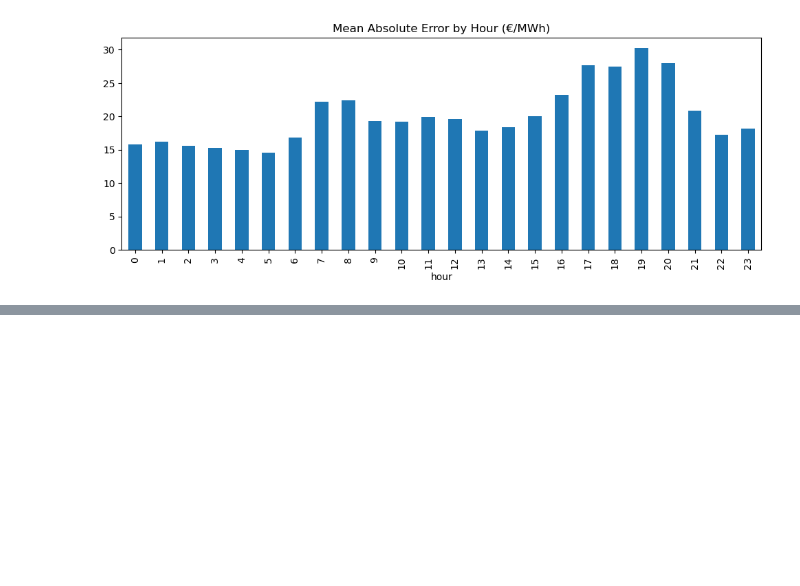
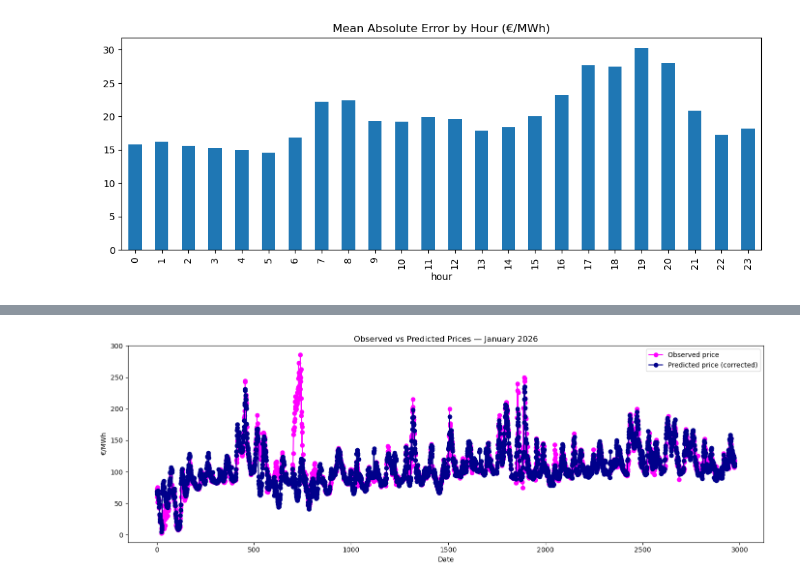
Before and after one commit to nickleu/EnergyMarket_NL, a Jupyter notebook: Notebooks/03_conditional_linear_models.ipynb, the cells around one changed output, grey strips where cells are left out. Drawn from its saved outputs; the diff is of its cells as text; code cells hidden in the pictures; blank space fills up the shorter version.

```diff
--- a/Notebooks/03_conditional_linear_models.ipynb
+++ b/Notebooks/03_conditional_linear_models.ipynb
@@ -264,0 +479,12 @@ plt.show()
+# %%
+plt.figure(figsize=(14,5))
+plt.plot(price_load_jan2026.index, price_load_jan2026["price"],color='fuchsia', marker='o', label="Observed price")
+plt.plot(price_load_jan2026.index, price_load_jan2026_corrected["price_hat_corrected"],color='darkblue', marker='o', label="Predicted price (corrected)")
+plt.xlabel("Date")
+plt.ylabel("€/MWh")
+plt.title("Observed vs Predicted Prices — January 2026")
+plt.legend()
+plt.tight_layout()
+plt.show()
+# %% [output]
+[figure, added]
```
Also changed, not shown: parts of 2 cells of this notebook.
